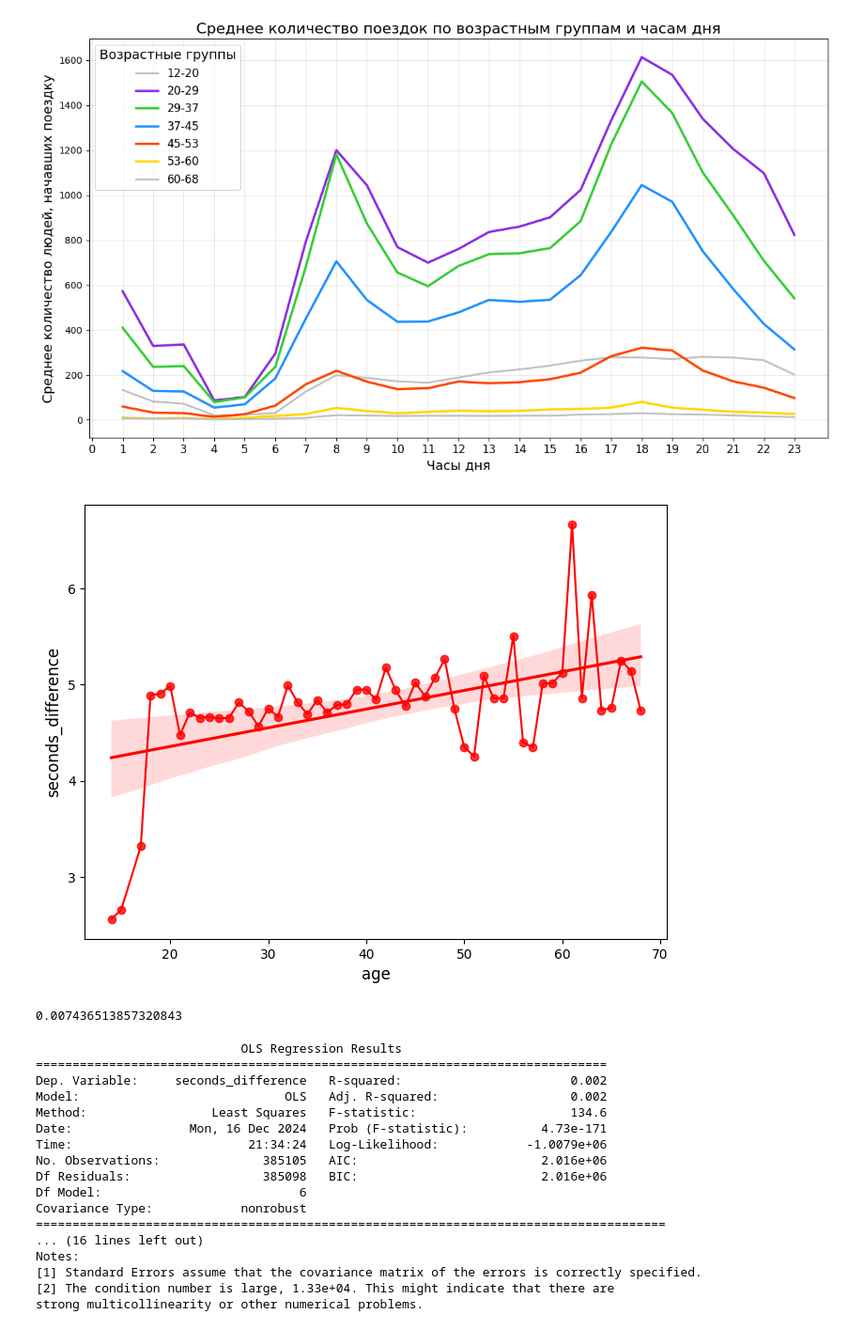
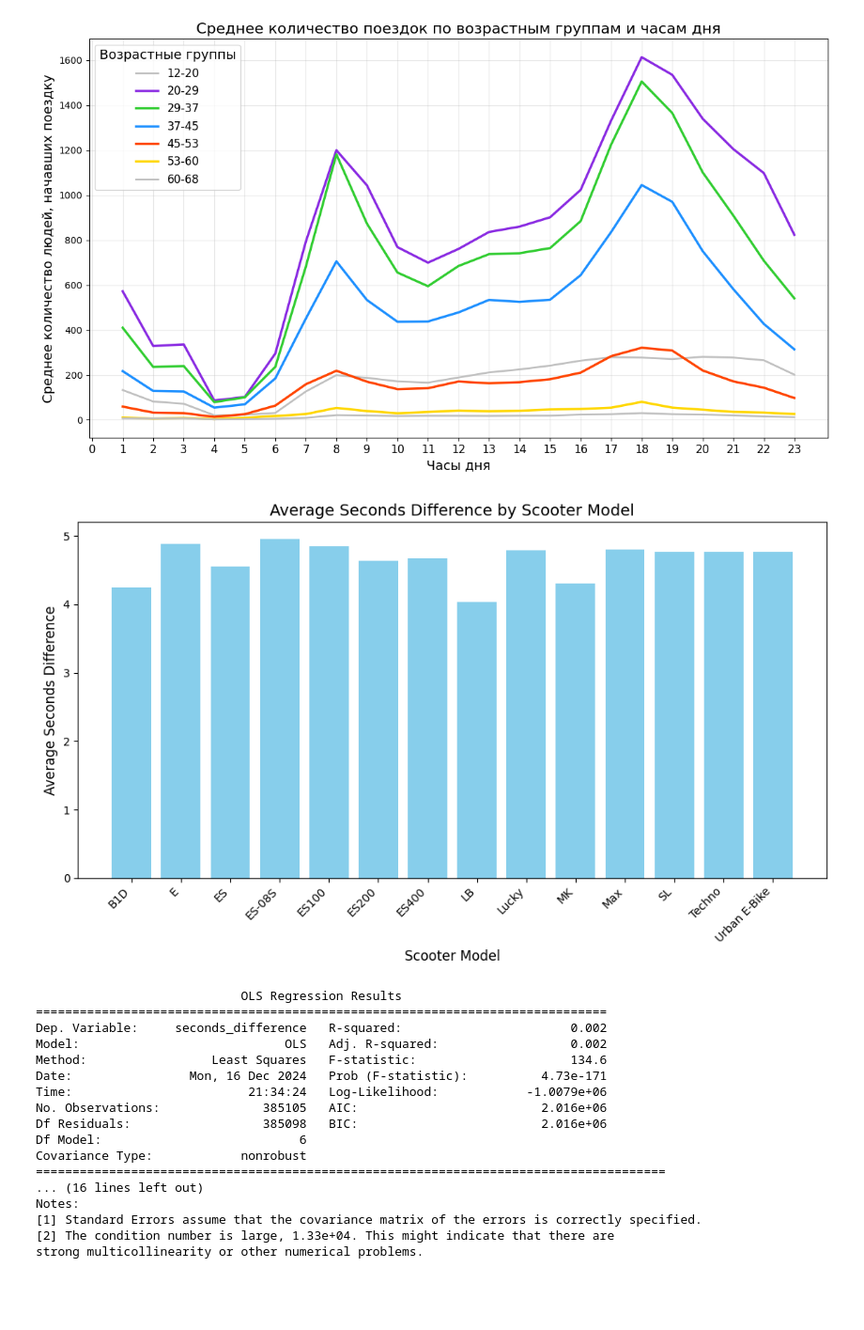
Before and after one commit to Dwwwarfff/NeDanoJit-ScooterProject-DANO, a Jupyter notebook: main.ipynb, the cells around one changed output. Shown at 94% size. Drawn from its saved outputs; the diff is of its cells as text; code cells hidden in the pictures; blank space fills up the shorter version.

```diff
--- a/main.ipynb
+++ b/main.ipynb
@@ -182,29 +255,26 @@ plt.tight_layout()
 plt.show()
 # %% [output]
 [figure]
-# %%
-female = data[data['gender_cd'] == 'F']
-female = female.groupby('age', as_index=False).agg({'seconds_difference': 'mean'})
-plt.figure(figsize=(8, 6))  # Размер графика
-
-# Построение scatter-графика
-sns.regplot(data=female, x='age', y='seconds_difference', color='red')
-
-plt.plot(female['age'], female['seconds_difference'], color='red')
-
-# Настройка фона
-plt.gcf().set_facecolor('white')  # Белый фон графика
-
-# Настройка меток осей
-plt.xlabel('age', fontsize=12)
-plt.ylabel('seconds_difference', fontsize=12)
-
-# Показываем график
-plt.show()
-print(data[data['age'] >= 18]['seconds_difference'].corr(data[data['age'] >= 18]['age']))
-# %% [output]
-[figure, removed]
-0.007436513857320843
+# %%
+#Группировка данных по модели самоката и расчет среднего значения для 'seconds difference'
+grouped_data = data.groupby('transport_model')['seconds_difference'].mean().reset_index()
+
+# Переименование столбцов для удобства
+grouped_data.rename(columns={'transport_model': 'Scooter Model', 'seconds_difference': 'Avg Seconds Difference'}, inplace=True)
+
+# Построение столбчатой диаграммы
+plt.figure(figsize=(10, 6))
+plt.bar(grouped_data['Scooter Model'], grouped_data['Avg Seconds Difference'], color='skyblue')
+plt.xlabel('Scooter Model', fontsize=12)
+plt.ylabel('Average Seconds Difference', fontsize=12)
+plt.title('Average Seconds Difference by Scooter Model', fontsize=14)
+plt.xticks(rotation=45, ha='right')  # Поворот подписей на оси X для удобства
+plt.tight_layout()
+
+# Показ графика
+plt.show()
+# %% [output]
+[figure, added]
 # %%
 dummies = pd.get_dummies(data['day_time'], prefix='day_time')
 
```
Also changed, not shown: parts of 13 cells of this notebook.
